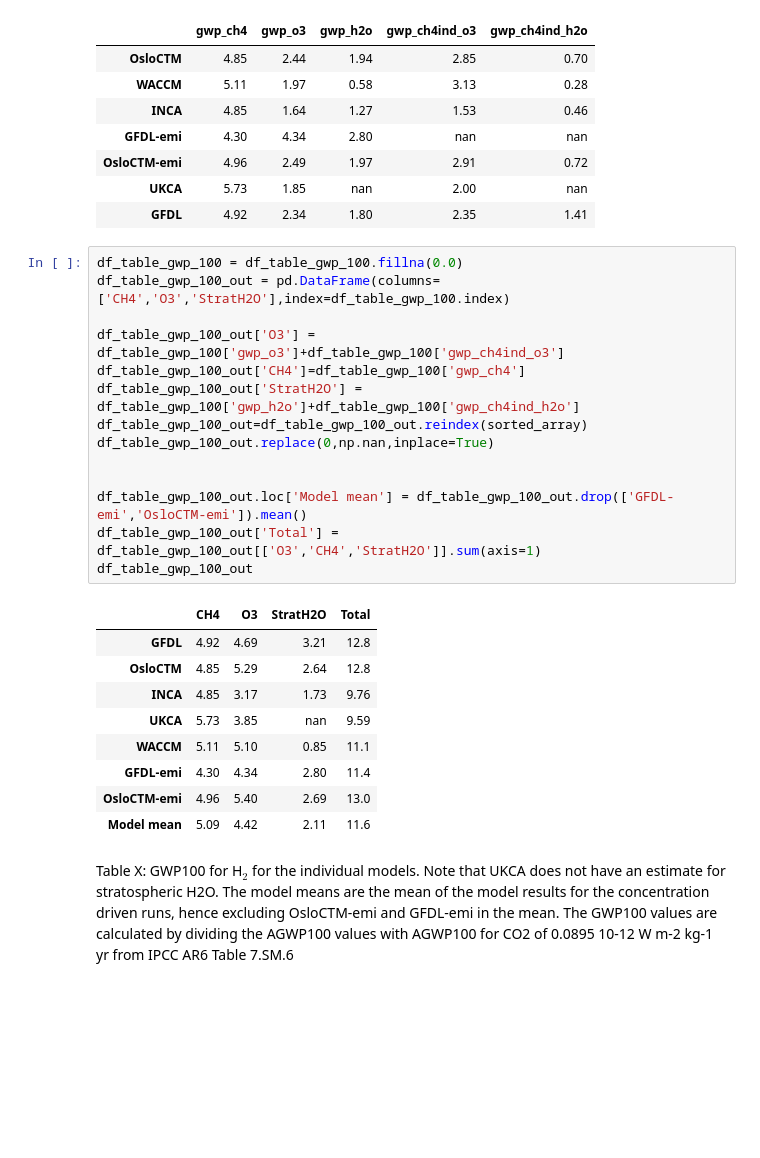
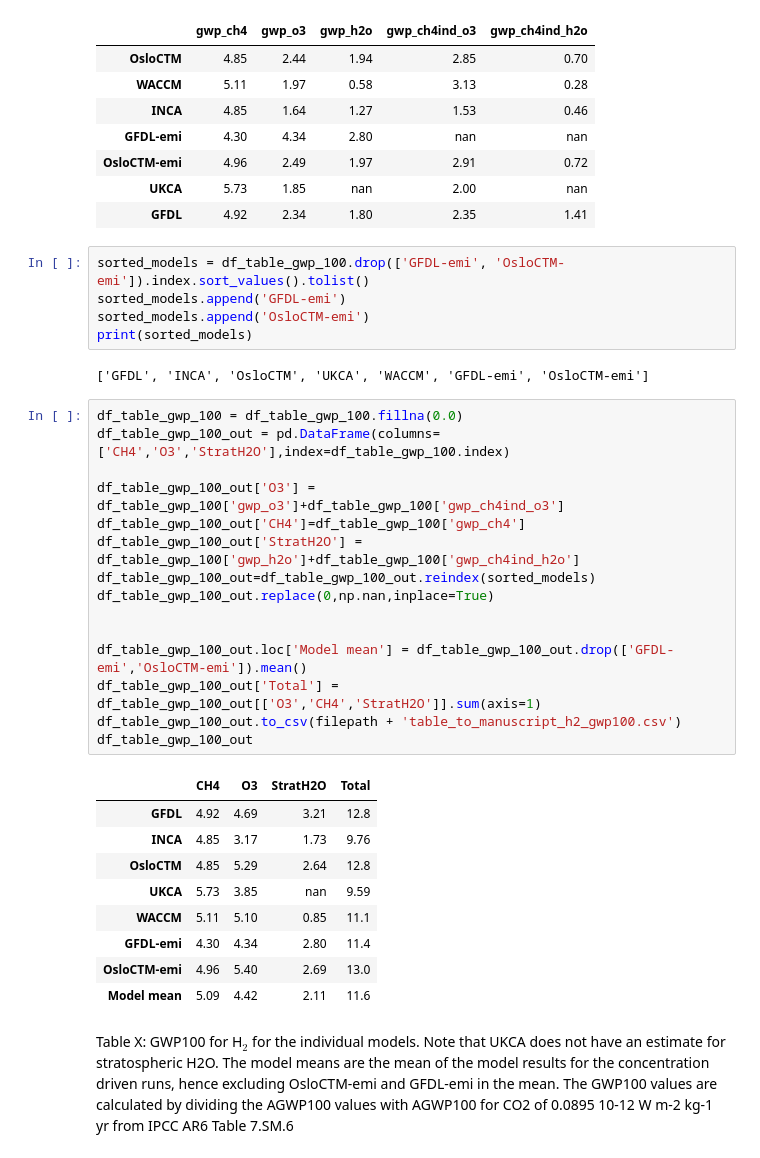
Before and after one commit to ciceroOslo/Hydrogen_GWP, a Jupyter notebook: GWP_different_time_horizons.ipynb, the cells around one changed output. Drawn from its saved outputs; the diff is of its cells as text; blank space fills up the shorter version.

```diff
--- a/GWP_different_time_horizons.ipynb
+++ b/GWP_different_time_horizons.ipynb
@@ -71,25 +63,33 @@ df_table_gwp_100
 | OsloCTM-emi | 4.96 | 2.49 | 1.97 | 2.91 | 0.72 |
 | UKCA | 5.73 | 1.85 | nan | 2.00 | nan |
 | GFDL | 4.92 | 2.34 | 1.80 | 2.35 | 1.41 |
+# %%
+sorted_models = df_table_gwp_100.drop(['GFDL-emi', 'OsloCTM-emi']).index.sort_values().tolist()
+sorted_models.append('GFDL-emi')
+sorted_models.append('OsloCTM-emi')
+print(sorted_models)
+# %% [output]
+['GFDL', 'INCA', 'OsloCTM', 'UKCA', 'WACCM', 'GFDL-emi', 'OsloCTM-emi']
 # %%
 df_table_gwp_100 = df_table_gwp_100.fillna(0.0)
 df_table_gwp_100_out = pd.DataFrame(columns=['CH4','O3','StratH2O'],index=df_table_gwp_100.index)
 
 df_table_gwp_100_out['O3'] = df_table_gwp_100['gwp_o3']+df_table_gwp_100['gwp_ch4ind_o3']
 df_table_gwp_100_out['CH4']=df_table_gwp_100['gwp_ch4']
 df_table_gwp_100_out['StratH2O'] = df_table_gwp_100['gwp_h2o']+df_table_gwp_100['gwp_ch4ind_h2o']
-df_table_gwp_100_out=df_table_gwp_100_out.reindex(sorted_array)
+df_table_gwp_100_out=df_table_gwp_100_out.reindex(sorted_models)
 df_table_gwp_100_out.replace(0,np.nan,inplace=True)
 
 
 df_table_gwp_100_out.loc['Model mean'] = df_table_gwp_100_out.drop(['GFDL-emi','OsloCTM-emi']).mean()
 df_table_gwp_100_out['Total'] = df_table_gwp_100_out[['O3','CH4','StratH2O']].sum(axis=1)
+df_table_gwp_100_out.to_csv(filepath + 'table_to_manuscript_h2_gwp100.csv')
 df_table_gwp_100_out
 # %% [output]
 |  | CH4 | O3 | StratH2O | Total |
 | GFDL | 4.92 | 4.69 | 3.21 | 12.8 |
+| INCA | 4.85 | 3.17 | 1.73 | 9.76 |
 | OsloCTM | 4.85 | 5.29 | 2.64 | 12.8 |
-| INCA | 4.85 | 3.17 | 1.73 | 9.76 |
 | UKCA | 5.73 | 3.85 | nan | 9.59 |
 | WACCM | 5.11 | 5.10 | 0.85 | 11.1 |
 | GFDL-emi | 4.30 | 4.34 | 2.80 | 11.4 |
```
Also changed, not shown: parts of 9 cells of this notebook, 7 other files.
